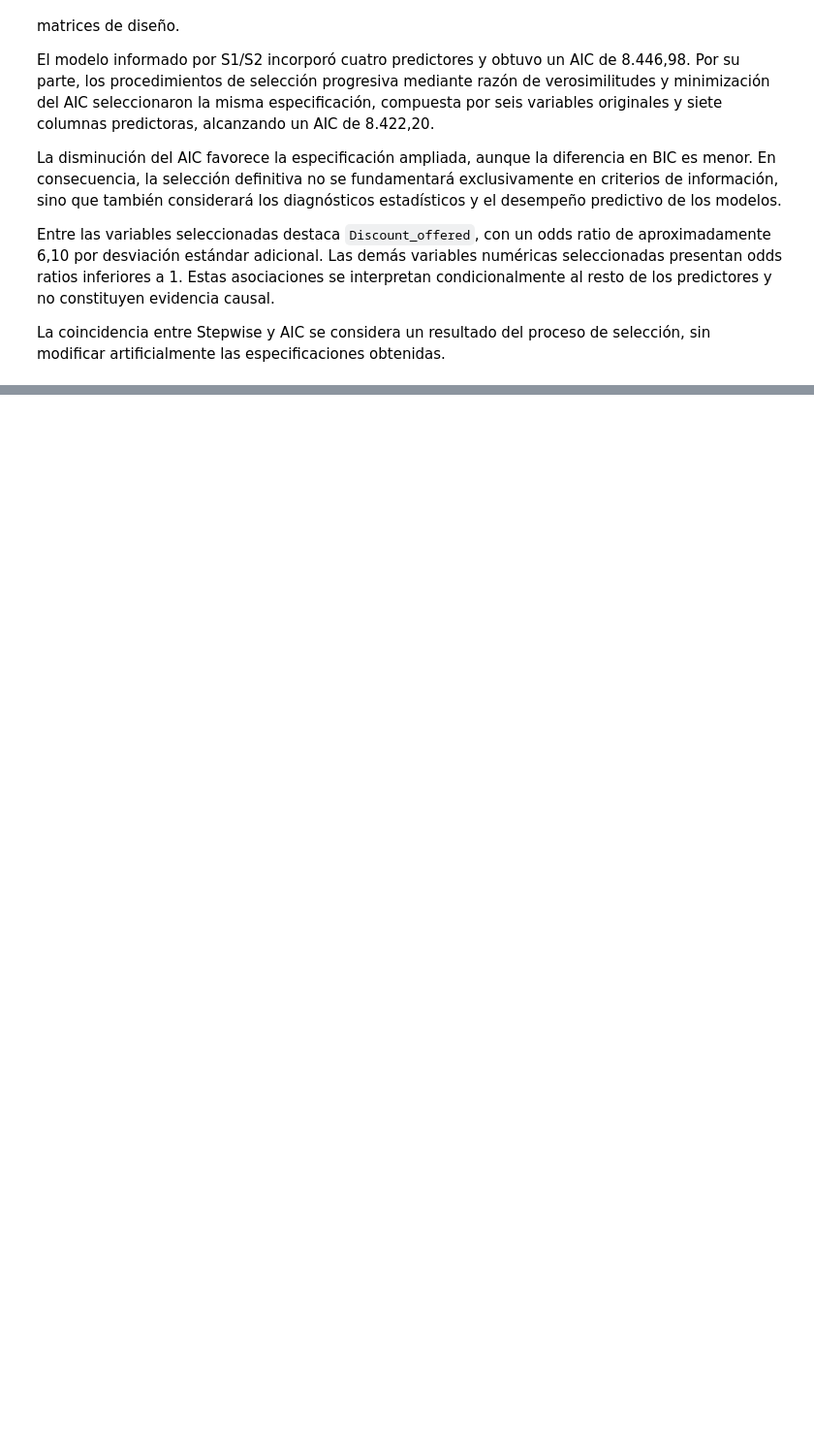
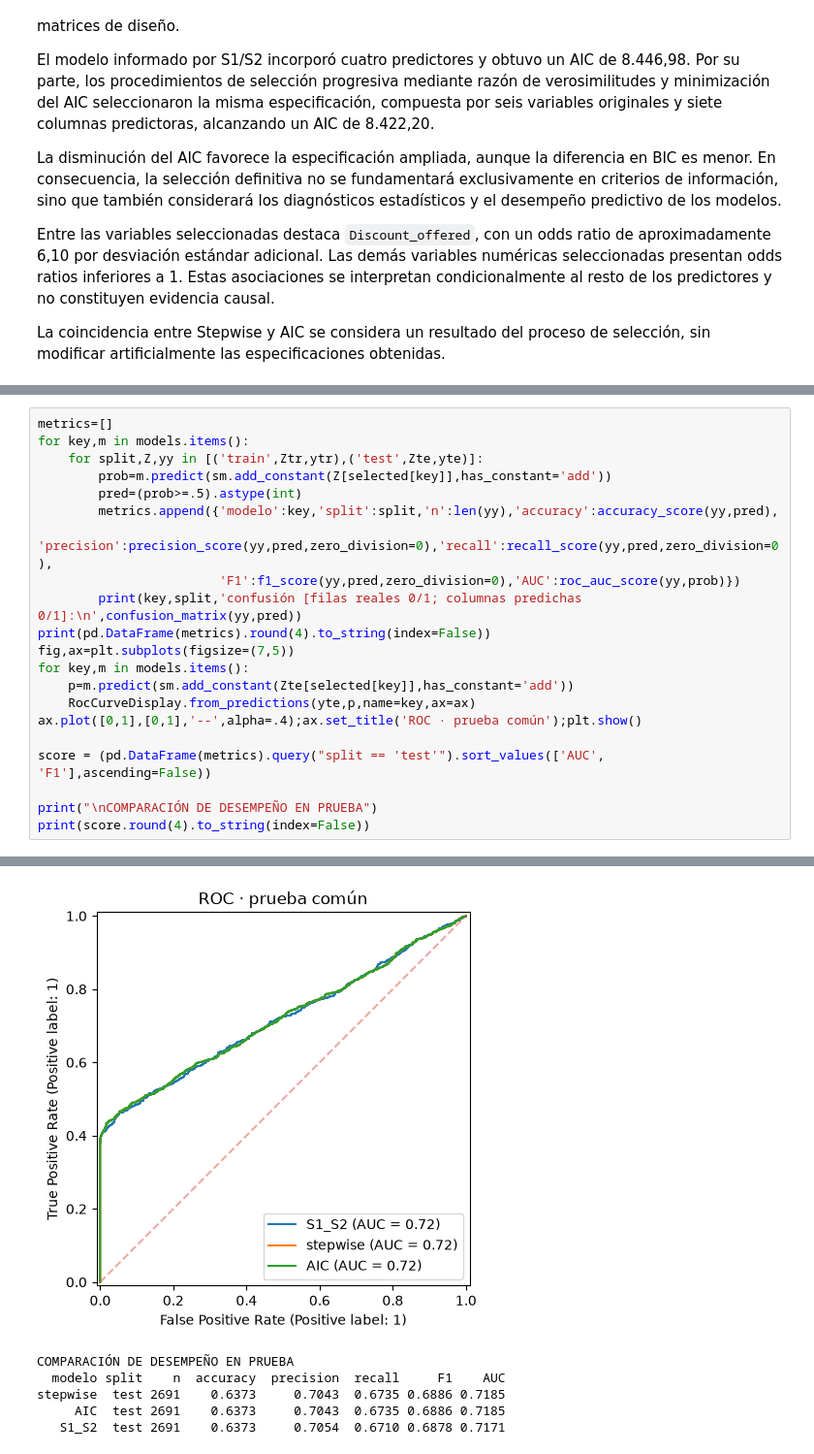
Before and after one commit to jorge170102/ESTAD-STICA-COMPUTACIONAL---Grupo-7--MCDI501.202682.1914.EL.ON, a Jupyter notebook: notebooks/sumativa_3.ipynb, the cells around one changed output, grey strips where cells are left out. Shown at 97% size. Drawn from its saved outputs; the diff is of its cells as text; blank space fills up the shorter version.

Commit message:
Evaluación del desempeño y diagnóstico estadístico de los modelos logísticos

```diff
--- a/notebooks/sumativa_3.ipynb
+++ b/notebooks/sumativa_3.ipynb
@@ -860,0 +879,22 @@ La coincidencia entre Stepwise y AIC se considera un resultado del proceso de se
+# %%
+metrics=[]
+for key,m in models.items():
+    for split,Z,yy in [('train',Ztr,ytr),('test',Zte,yte)]:
+        prob=m.predict(sm.add_constant(Z[selected[key]],has_constant='add'))
+        pred=(prob>=.5).astype(int)
+        metrics.append({'modelo':key,'split':split,'n':len(yy),'accuracy':accuracy_score(yy,pred),
+                        'precision':precision_score(yy,pred,zero_division=0),'recall':recall_score(yy,pred,zero_division=0),
+                        'F1':f1_score(yy,pred,zero_division=0),'AUC':roc_auc_score(yy,prob)})
+        print(key,split,'confusión [filas reales 0/1; columnas predichas 0/1]:\n',confusion_matrix(yy,pred))
+print(pd.DataFrame(metrics).round(4).to_string(index=False))
+fig,ax=plt.subplots(figsize=(7,5))
+for key,m in models.items():
+    p=m.predict(sm.add_constant(Zte[selected[key]],has_constant='add'))
+    RocCurveDisplay.from_predictions(yte,p,name=key,ax=ax)
+ax.plot([0,1],[0,1],'--',alpha=.4);ax.set_title('ROC · prueba común');plt.show()
+
+score = (pd.DataFrame(metrics).query("split == 'test'").sort_values(['AUC', 'F1'],ascending=False))
+
+print("\nCOMPARACIÓN DE DESEMPEÑO EN PRUEBA")
+print(score.round(4).to_string(index=False))
+# %% [output]
@@ -860,0 +918,6 @@ La coincidencia entre Stepwise y AIC se considera un resultado del proceso de se
+[figure, added]
+COMPARACIÓN DE DESEMPEÑO EN PRUEBA
+  modelo split    n  accuracy  precision  recall     F1    AUC
+stepwise  test 2691    0.6373     0.7043  0.6735 0.6886 0.7185
+     AIC  test 2691    0.6373     0.7043  0.6735 0.6886 0.7185
+   S1_S2  test 2691    0.6373     0.7054  0.6710 0.6878 0.7171
```
Also changed, not shown: parts of 7 cells of this notebook.
